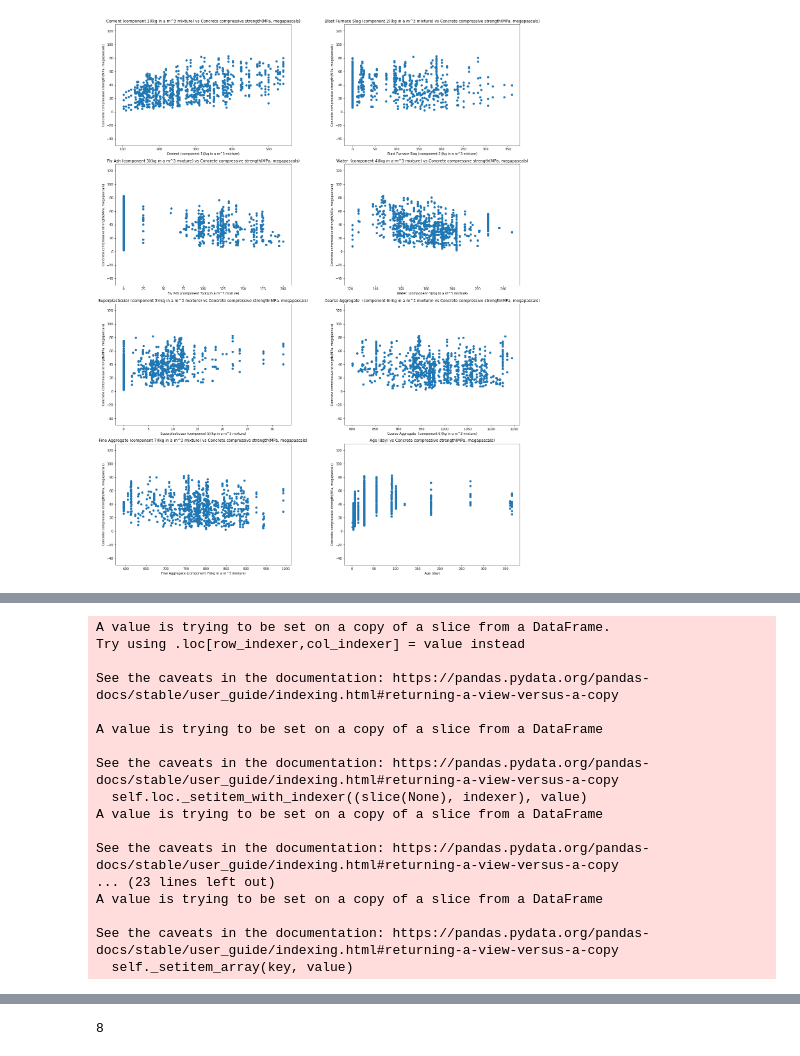
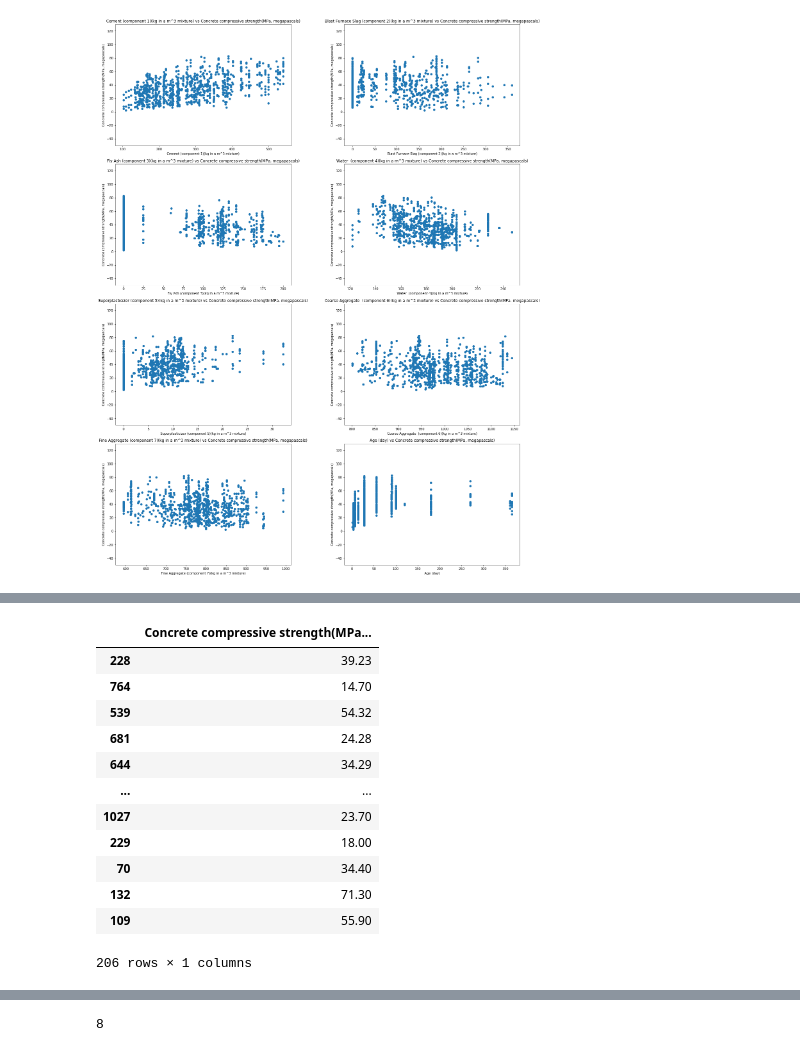
Before and after one commit to mhamza6000/PIAIC82030-AIC-Q2-Assignments, a Jupyter notebook: DL Assignments/Concrete Strength Assignment.ipynb, the cells around one changed output, grey strips where cells are left out. Cells and saved outputs as stored; diff of their text form; code cells hidden in the pictures.

```diff
--- a/DL Assignments/Concrete Strength Assignment.ipynb
+++ b/DL Assignments/Concrete Strength Assignment.ipynb
@@ -212,23 +169,33 @@ train_data
+# %%
+data = df.loc[:,df.columns != 'Concrete compressive strength(MPa, megapascals) ']
+targets = df.loc[:,df.columns == 'Concrete compressive strength(MPa, megapascals) ']
+# %%
+train_data,test_data,train_targets,test_targets = train_test_split(data,targets,test_size=0.3,random_state=50)
+# %%
+val_data = train_data[len(train_data)-206:]
+val_targets = train_targets[len(train_targets)-206:]
+# %%
+val_targets
+# %% [output]
+|  | Concrete compressive strength(MPa... |
+| 228 | 39.23 |
+| 764 | 14.70 |
+| 539 | 54.32 |
+| 681 | 24.28 |
+| 644 | 34.29 |
+| ... | ... |
+| 1027 | 23.70 |
+| 229 | 18.00 |
+| 70 | 34.40 |
+| 132 | 71.30 |
+| 109 | 55.90 |
+206 rows × 1 columns
 # %%
 scaler = MinMaxScaler()
-train_data[train_data.columns] = scaler.fit_transform(train_data[train_data.columns])
-val_data[val_data.columns] = scaler.transform(val_data[val_data.columns])
-test_data[test_data.columns] = scaler.transform(test_data[test_data.columns])
+train_data = scaler.fit_transform(train_data)
+val_data = scaler.transform(val_data)
+test_data = scaler.transform(test_data)
+
+train_targets = scaler.fit_transform(train_targets)
+val_targets = scaler.transform(val_targets)
+test_targets = scaler.transform(test_targets)
-# %% [output]
-A value is trying to be set on a copy of a slice from a DataFrame.
-Try using .loc[row_indexer,col_indexer] = value instead
-
-See the caveats in the documentation: https://pandas.pydata.org/pandas-docs/stable/user_guide/indexing.html#returning-a-view-versus-a-copy
-
-A value is trying to be set on a copy of a slice from a DataFrame
-
-See the caveats in the documentation: https://pandas.pydata.org/pandas-docs/stable/user_guide/indexing.html#returning-a-view-versus-a-copy
-  self.loc._setitem_with_indexer((slice(None), indexer), value)
-A value is trying to be set on a copy of a slice from a DataFrame
-
-See the caveats in the documentation: https://pandas.pydata.org/pandas-docs/stable/user_guide/indexing.html#returning-a-view-versus-a-copy
-... (23 lines left out)
-A value is trying to be set on a copy of a slice from a DataFrame
-
-See the caveats in the documentation: https://pandas.pydata.org/pandas-docs/stable/user_guide/indexing.html#returning-a-view-versus-a-copy
-  self._setitem_array(key, value)
```
Also changed, not shown: parts of 21 cells of this notebook, 3 other files.
